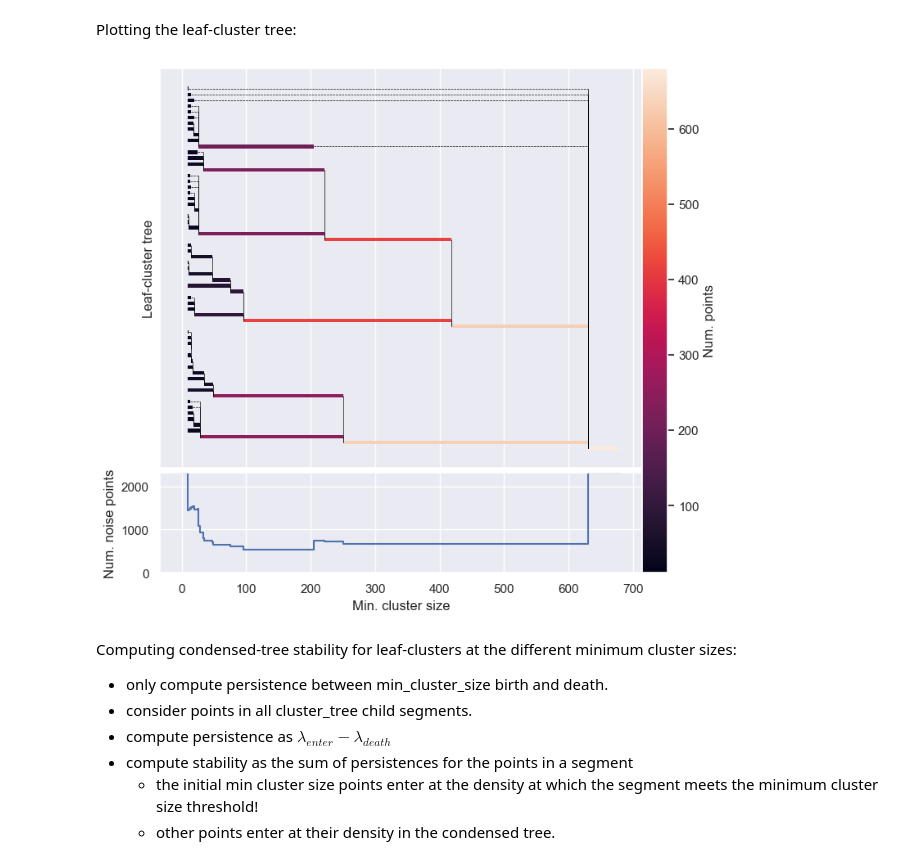
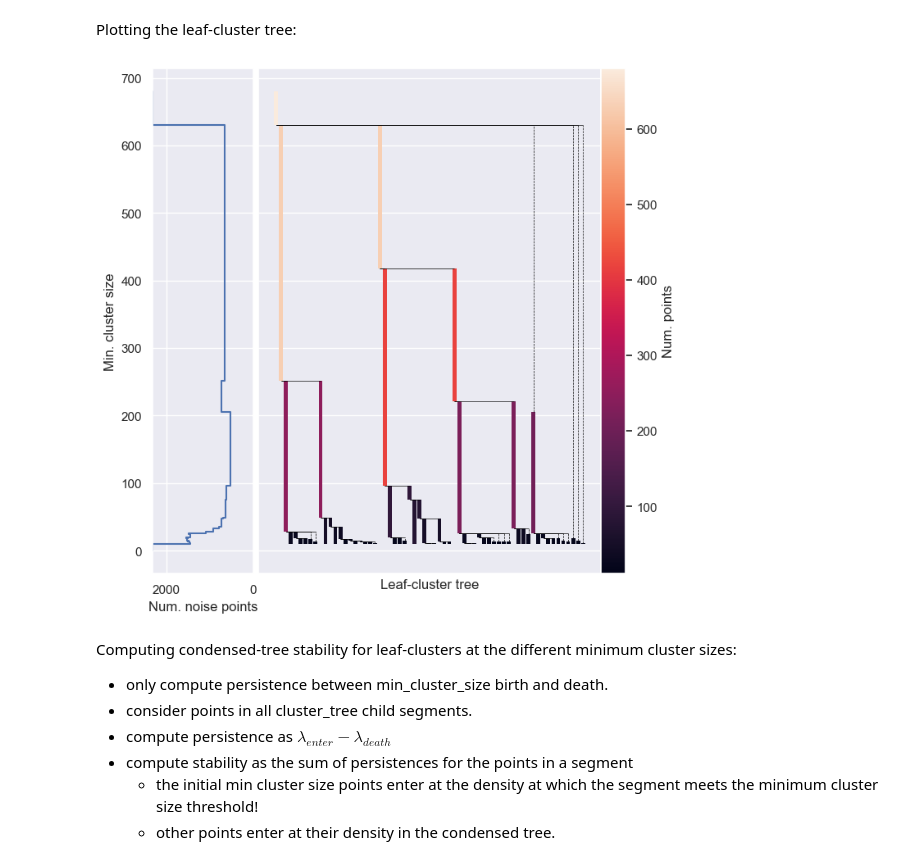
Before and after one commit to JelmerBot/fast_hdbscan, a Jupyter notebook: doc/layer_clustering.ipynb, the cells around one changed output. Drawn from its saved outputs; the diff is of its cells as text; code cells hidden in the pictures.

Commit message:
vertical trees

```diff
--- a/doc/layer_clustering.ipynb
+++ b/doc/layer_clustering.ipynb
@@ -174,13 +174,13 @@ noise_trace_list = noise_trace[indices].tolist()
 # Convert to square curve
 inf_sep = 50
 inf_value = int(min_size + 1 + inf_sep)  # or extracts max death from leaves
-noise_trace_xs = np.vstack(
+noise_trace_sizes = np.vstack(
     (
         np.asarray([0] + min_size_list + [min_sizes[-1]]),
         np.asarray(min_size_list + [min_sizes[-1], inf_value]),
     )
 ).T.reshape(-1)
-noise_trace_ys = np.vstack(
+noise_trace_points = np.vstack(
     (
         np.asarray([n_points] + noise_trace_list + [n_points]),
         np.asarray([n_points] + noise_trace_list + [n_points]),
@@ -188,7 +188,7 @@ noise_trace_ys = np.vstack(
 ).T.reshape(-1)
 
 plt.figure(figsize=(8, 4))
-plt.plot(noise_trace_xs, noise_trace_ys)
+plt.plot(noise_trace_sizes, noise_trace_points)
 plt.xlabel("Min. cluster size")
 plt.ylabel("Num. noise points")
 plt.show()
@@ -250,69 +250,65 @@ for i, leaf in enumerate(df_tree_order(children, root)):
 from matplotlib.collections import PatchCollection, LineCollection
 from matplotlib.patches import Rectangle
 
-leaf_separation = 0.6
+leaf_separation = 0.8
 rects = PatchCollection(
     [
         Rectangle(
-            (leaf["birth"], leaf["x"] - leaf_separation / 2),
+            (leaf["x"] - leaf_separation / 2, leaf["birth"]),
+            leaf_separation,
             leaf.get("death", inf_value) - leaf["birth"],
-            leaf_separation,
         )
         for leaf in leaves.values()
     ],
     edgecolor="none",
 )
 rects.set_array([leaf.get("death", inf_value) for leaf in leaves.values()])
 death_lines = LineCollection(
     [
-        [(leaf["death"], leaf["x"]), (leaves[leaf["parent"]]["birth"], leaf["x"])]
+        [(leaf["x"], leaf["death"]), (leaf["x"], leaves[leaf["parent"]]["birth"])]
         for leaf in leaves.values()
         if "death" in leaf
     ],
     linewidths=0.5,
     linestyle="--",
     color="black",
 )
 connecting_lines = LineCollection(
     [
         [
-            (leaves[leaf["parent"]]["birth"], leaf["x"]),
-            (leaves[leaf["parent"]]["birth"], leaves[leaf["parent"]]["x"]),
+            (leaf["x"], leaves[leaf["parent"]]["birth"]),
+            (leaves[leaf["parent"]]["x"], leaves[leaf["parent"]]["birth"]),
         ]
         for leaf in leaves.values()
         if "parent" in leaf
     ],
     linewidths=0.5,
     linestyle="-",
     color="black",
 )
 
-grid_kw = {"height_ratios": [0.8, 0.2], "width_ratios": [0.95, 0.05]}
-fig, axes = plt.subplots(2, 2, sharex=True, gridspec_kw=grid_kw)
-gs = axes[-1, -1].get_gridspec()
-for ax in axes[:, -1]:
-    ax.remove()
+grid_kw = {"width_ratios": [0.2, 0.8]}
+fig, axes = plt.subplots(1, 2, sharey=True, gridspec_kw=grid_kw)
 
-plt.sca(axes[0, 0])
-axes[0, 0].add_collection(rects)
-axes[0, 0].add_collection(death_lines)
-axes[0, 0].add_collection(connecting_lines)
+plt.subplot(1, 2, 2)
+plt.gca().add_collection(rects)
+plt.gca().add_collection(death_lines)
+plt.gca().add_collection(connecting_lines)
+plt.xticks([])
 plt.autoscale()
-plt.yticks([])
-plt.ylabel("Leaf-cluster tree")
+plt.colorbar(rects, label="Num. points", pad=0)
+plt.xlabel("Leaf-cluster tree")
 
-plt.sca(axes[1, 0])
-plt.plot(noise_trace_xs, noise_trace_ys)
-plt.ylabel("Num. noise points")
-plt.xlabel("Min. cluster size")
-plt.ylim(0, n_points)
-
-ax = fig.add_subplot(gs[:, -1])
-plt.colorbar(rects, cax=ax, label="Num. points")
-plt.subplots_adjust(hspace=0.02, wspace=0)
+plt.subplot(1, 2, 1)
+plt.xlim(0, n_points)
+plt.gca().invert_xaxis()
+plt.plot(noise_trace_points, noise_trace_sizes)
+plt.ylabel("Min. cluster size")
+plt.xlabel("Num. noise points")
+plt.subplots_adjust(wspace=0.02)
 plt.show()
 # %% [output]
-[figure, old version]
+[figure, new version]
 # %% [markdown]
 Computing condensed-tree stability for leaf-clusters at the different minimum
 cluster sizes:
```
Also changed, not shown: parts of 3 cells of this notebook.
